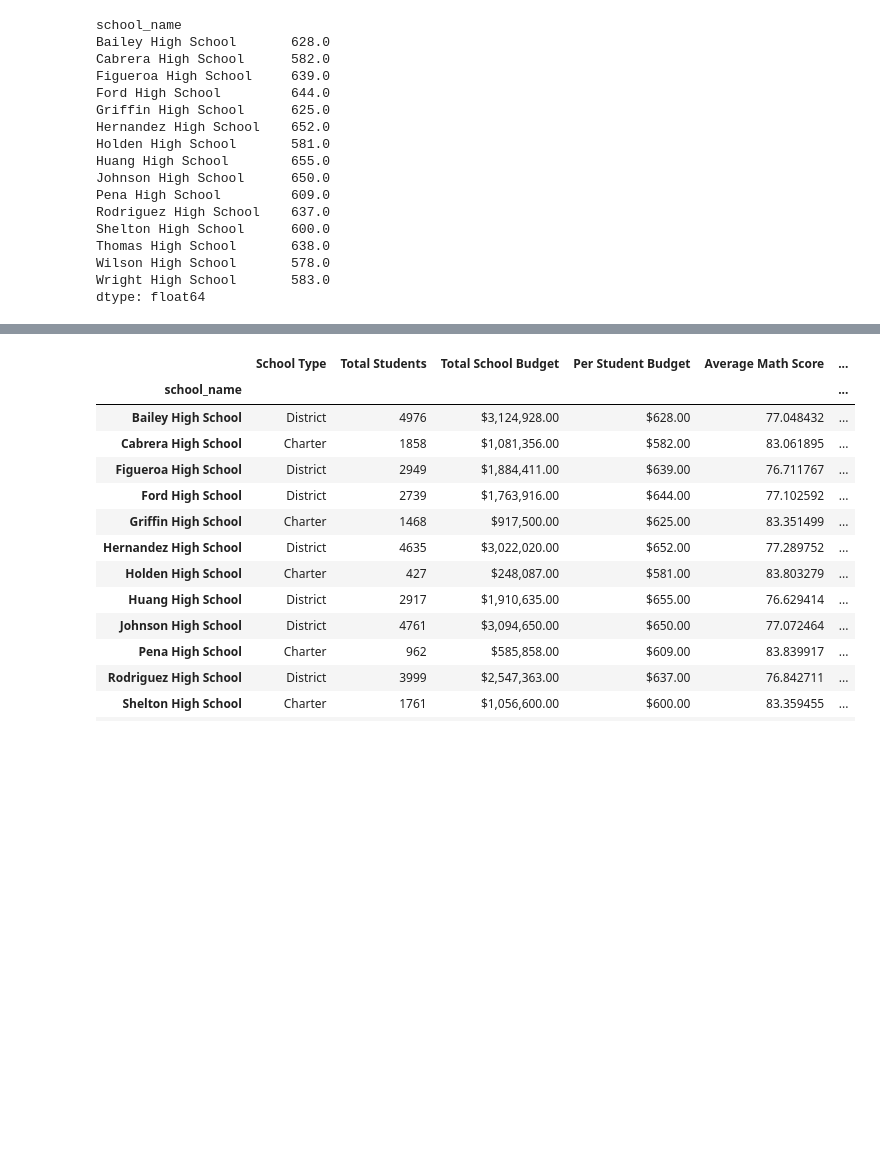
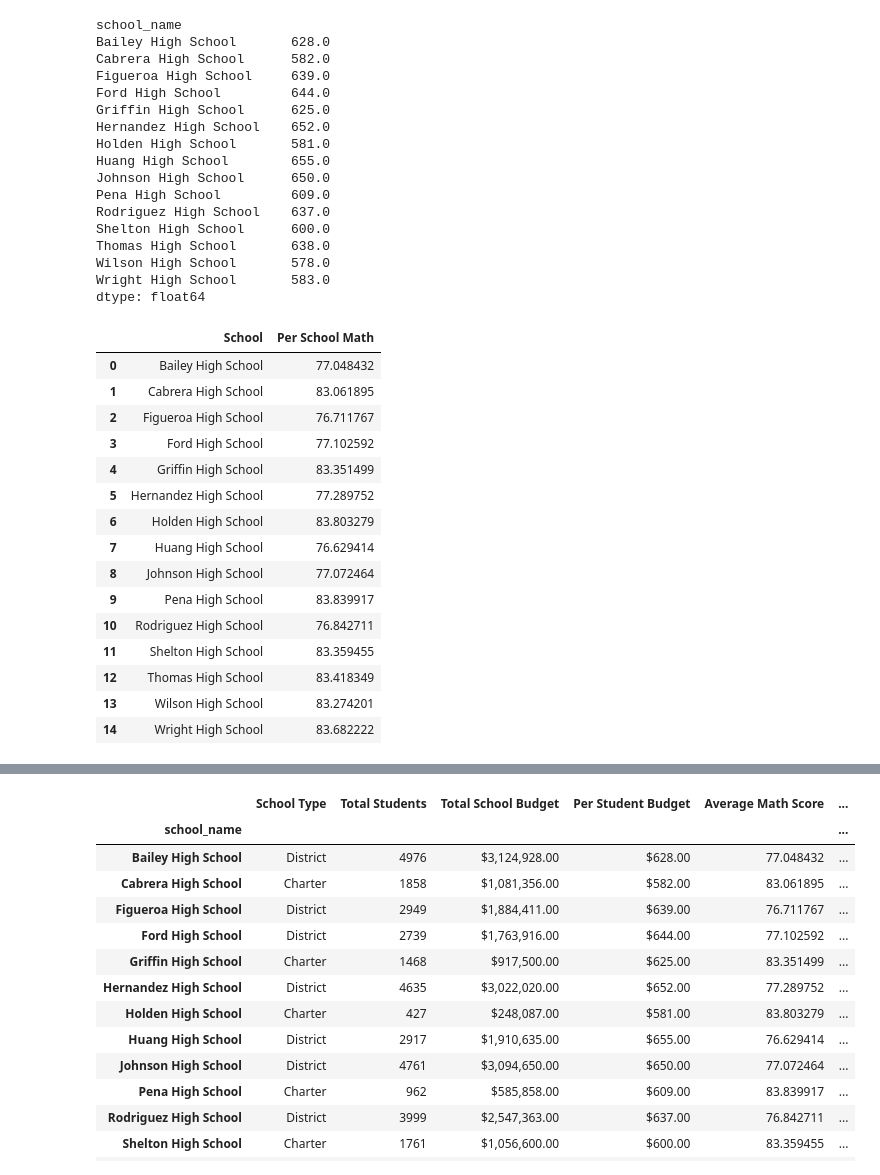
Before and after one commit to tmbiro/pandas_challenge, a Jupyter notebook: PyCitySchools/PyCitySchools.ipynb, the cells around one changed output, grey strips where cells are left out. Saved outputs shown, nothing was run; the diff lists cells and outputs as text; code cells hidden in the pictures; blank space fills up the shorter version.

```diff
--- a/PyCitySchools/PyCitySchools.ipynb
+++ b/PyCitySchools/PyCitySchools.ipynb
@@ -186,0 +199,27 @@ per_school_reading = school_data_complete.groupby(["school_name"])["reading_scor
+# %%
+# Calculate the average math scores for each school
+per_school_math = school_data_complete.groupby(["school_name"])["math_score"].mean()
+
+# Convert the Series to a DataFrame and rename the columns
+per_school_math_df = per_school_math.reset_index()
+per_school_math_df.columns = ['School', 'Per School Math']
+
+# Display the DataFrame
+per_school_math_df
+# %% [output]
+|  | School | Per School Math |
+| 0 | Bailey High School | 77.048432 |
+| 1 | Cabrera High School | 83.061895 |
+| 2 | Figueroa High School | 76.711767 |
+| 3 | Ford High School | 77.102592 |
+| 4 | Griffin High School | 83.351499 |
+| 5 | Hernandez High School | 77.289752 |
+| 6 | Holden High School | 83.803279 |
+| 7 | Huang High School | 76.629414 |
+| 8 | Johnson High School | 77.072464 |
+| 9 | Pena High School | 83.839917 |
+| 10 | Rodriguez High School | 76.842711 |
+| 11 | Shelton High School | 83.359455 |
+| 12 | Thomas High School | 83.418349 |
+| 13 | Wilson High School | 83.274201 |
+| 14 | Wright High School | 83.682222 |
```
Also changed, not shown: parts of 14 cells of this notebook.
